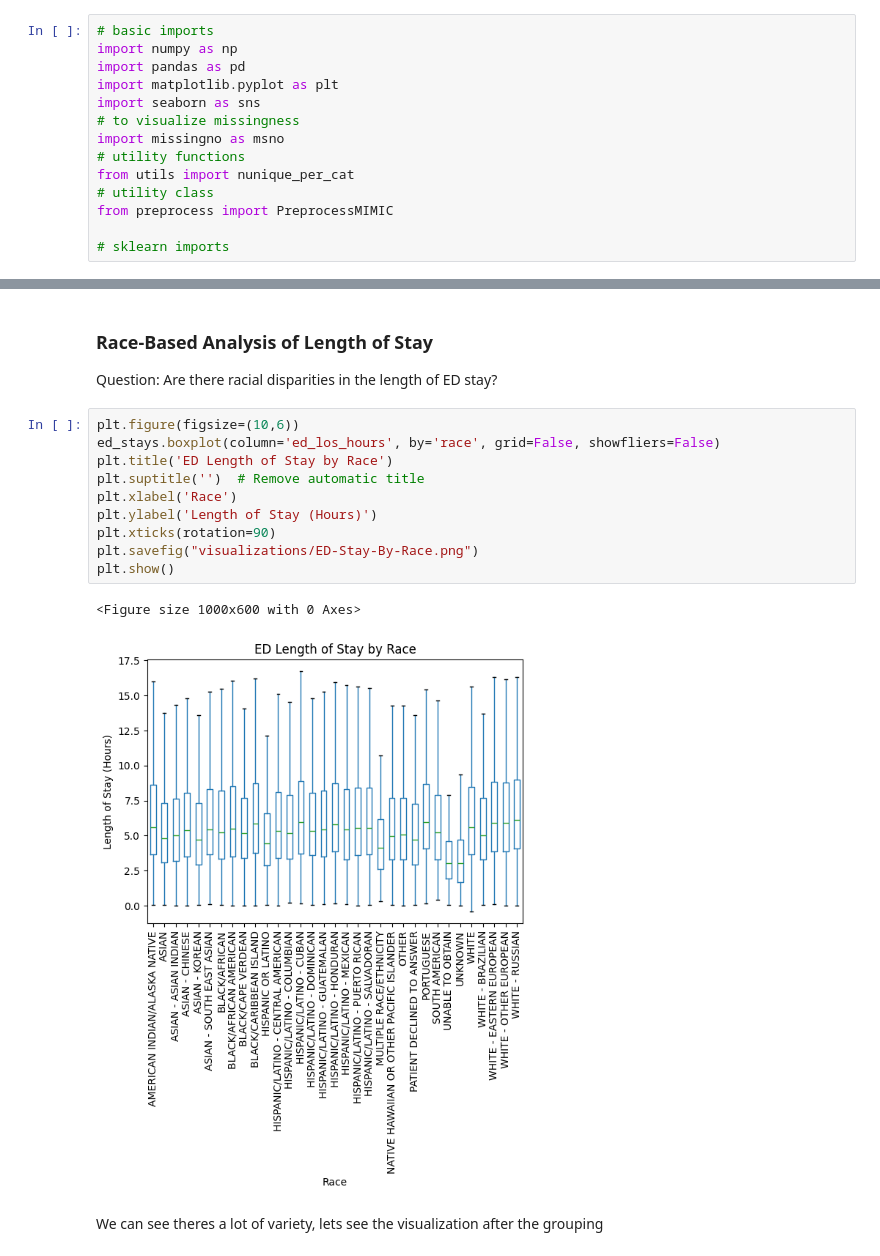
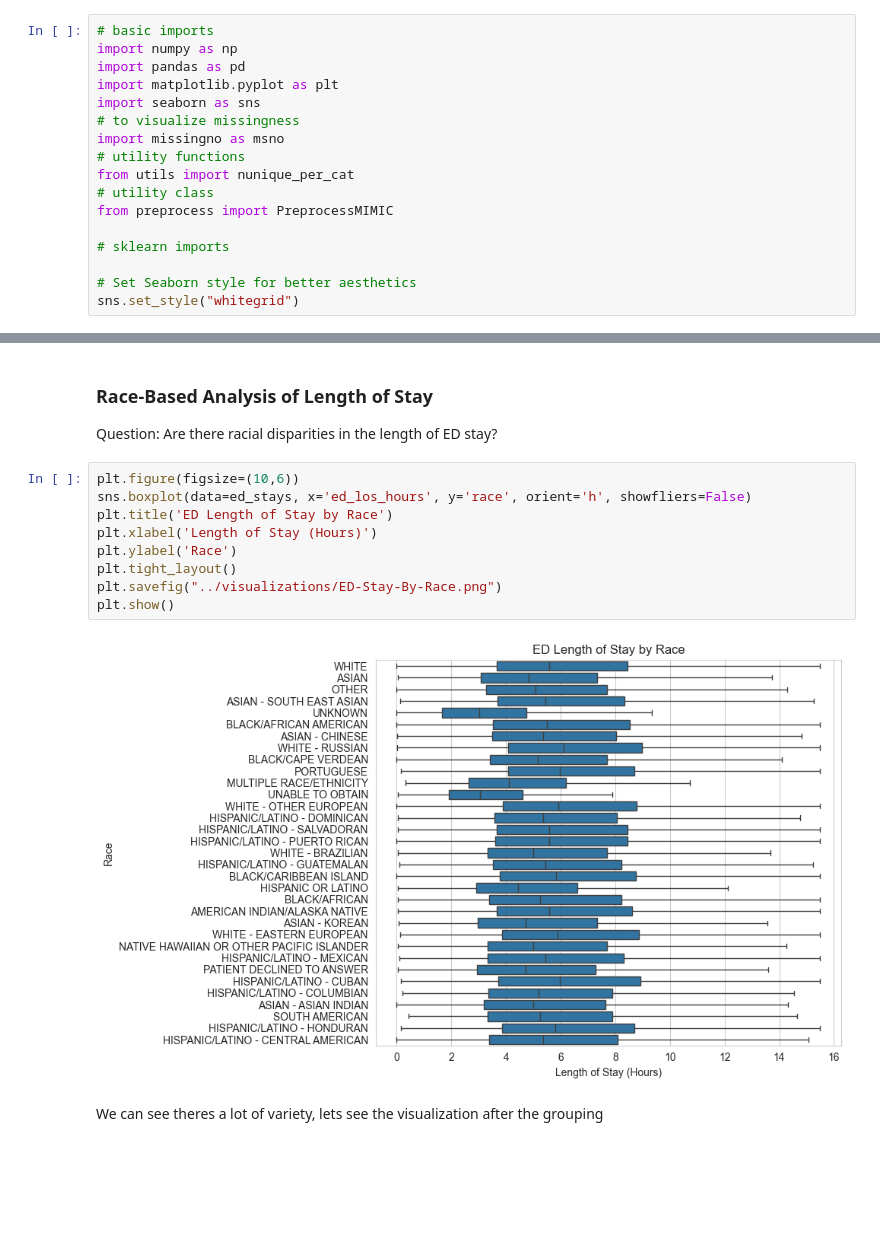
Before and after one commit to JewelsHovan/Milestone-I, a Jupyter notebook: src/EDA.ipynb, the cells around one changed output, grey strips where cells are left out. Cells and saved outputs as stored; diff of their text form; blank space fills up the shorter version.

```diff
--- a/src/EDA.ipynb
+++ b/src/EDA.ipynb
@@ -41,6 +41,9 @@ from utils import nunique_per_cat
 from preprocess import PreprocessMIMIC
 
 # sklearn imports
+
+# Set Seaborn style for better aesthetics
+sns.set_style("whitegrid")
 # %%
 # modify this to direct to the data stored locally
 file_paths = {
@@ -158,17 +161,15 @@ ed_stays.head()
 Question: Are there racial disparities in the length of ED stay?
 # %%
 plt.figure(figsize=(10,6))
-ed_stays.boxplot(column='ed_los_hours', by='race', grid=False, showfliers=False)
+sns.boxplot(data=ed_stays, x='ed_los_hours', y='race', orient='h', showfliers=False)
 plt.title('ED Length of Stay by Race')
-plt.suptitle('')  # Remove automatic title
-plt.xlabel('Race')
-plt.ylabel('Length of Stay (Hours)')
-plt.xticks(rotation=90)
-plt.savefig("visualizations/ED-Stay-By-Race.png")
+plt.xlabel('Length of Stay (Hours)')
+plt.ylabel('Race')
+plt.tight_layout()
+plt.savefig("../visualizations/ED-Stay-By-Race.png")
 plt.show()
 # %% [output]
-<Figure size 1000x600 with 0 Axes>
-[figure, old version]
+[figure, new version]
 # %% [markdown]
 We can see theres a lot of variety, lets see the visualization after the grouping
 # %%
```
Also changed, not shown: parts of 73 cells of this notebook, 22 other files.
